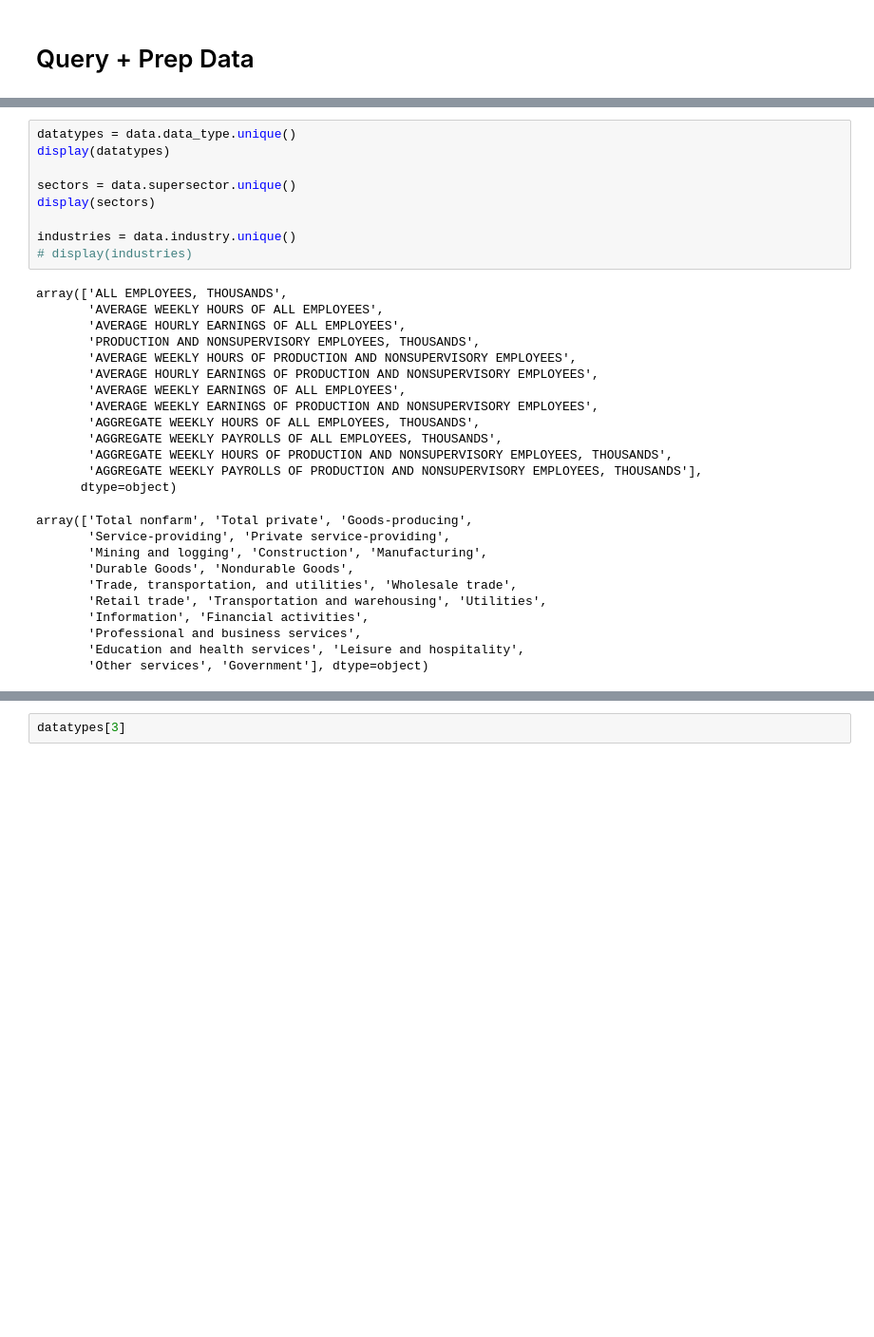
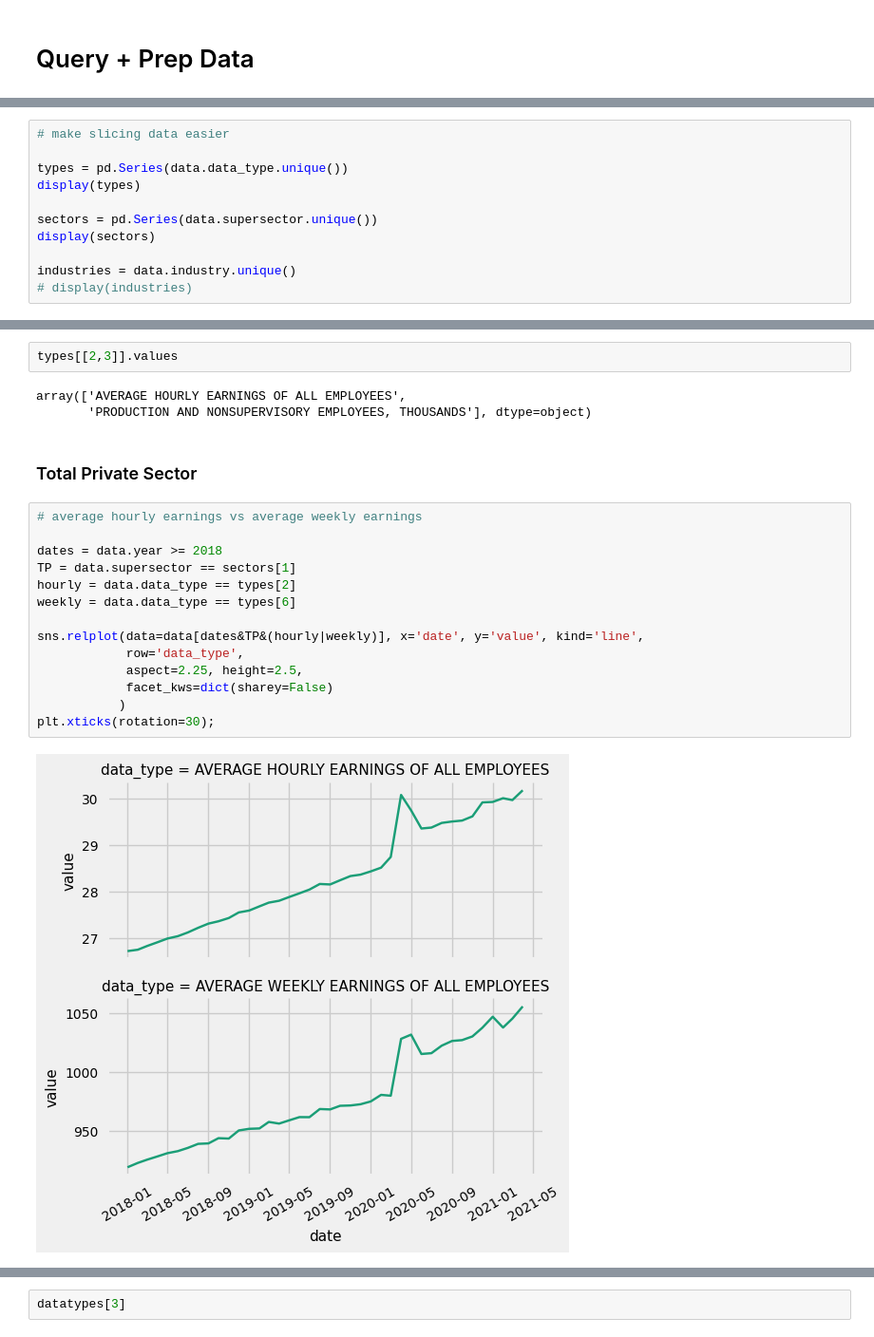
Before and after one commit to heisxiang/impact-recovery, a Jupyter notebook: c19IR.ipynb, the cells around one changed output, grey strips where cells are left out. Shown at 95% size. Drawn from its saved outputs; the diff is of its cells as text; blank space fills up the shorter version.

```diff
--- a/c19IR.ipynb
+++ b/c19IR.ipynb
@@ -297,0 +385,11 @@ display(data)
+# %%
+# make slicing data easier
+
+types = pd.Series(data.data_type.unique())
+display(types)
+
+sectors = pd.Series(data.supersector.unique())
+display(sectors)
+
+industries = data.industry.unique()
+# display(industries)
@@ -329,33 +532,23 @@ Manpower change?
-# %%
-datatypes = data.data_type.unique()
-display(datatypes)
-
-sectors = data.supersector.unique()
-display(sectors)
-
-industries = data.industry.unique()
-# display(industries)
-# %% [output]
-array(['ALL EMPLOYEES, THOUSANDS',
-       'AVERAGE WEEKLY HOURS OF ALL EMPLOYEES',
-       'AVERAGE HOURLY EARNINGS OF ALL EMPLOYEES',
-       'PRODUCTION AND NONSUPERVISORY EMPLOYEES, THOUSANDS',
-       'AVERAGE WEEKLY HOURS OF PRODUCTION AND NONSUPERVISORY EMPLOYEES',
-       'AVERAGE HOURLY EARNINGS OF PRODUCTION AND NONSUPERVISORY EMPLOYEES',
-       'AVERAGE WEEKLY EARNINGS OF ALL EMPLOYEES',
-       'AVERAGE WEEKLY EARNINGS OF PRODUCTION AND NONSUPERVISORY EMPLOYEES',
-       'AGGREGATE WEEKLY HOURS OF ALL EMPLOYEES, THOUSANDS',
-       'AGGREGATE WEEKLY PAYROLLS OF ALL EMPLOYEES, THOUSANDS',
-       'AGGREGATE WEEKLY HOURS OF PRODUCTION AND NONSUPERVISORY EMPLOYEES, THOUSANDS',
-       'AGGREGATE WEEKLY PAYROLLS OF PRODUCTION AND NONSUPERVISORY EMPLOYEES, THOUSANDS'],
-      dtype=object)
-array(['Total nonfarm', 'Total private', 'Goods-producing',
-       'Service-providing', 'Private service-providing',
-       'Mining and logging', 'Construction', 'Manufacturing',
-       'Durable Goods', 'Nondurable Goods',
-       'Trade, transportation, and utilities', 'Wholesale trade',
-       'Retail trade', 'Transportation and warehousing', 'Utilities',
-       'Information', 'Financial activities',
-       'Professional and business services',
-       'Education and health services', 'Leisure and hospitality',
-       'Other services', 'Government'], dtype=object)
+# %%
+types[[2,3]].values
+# %% [output]
+array(['AVERAGE HOURLY EARNINGS OF ALL EMPLOYEES',
+       'PRODUCTION AND NONSUPERVISORY EMPLOYEES, THOUSANDS'], dtype=object)
+# %% [markdown]
+### Total Private Sector
+# %%
+# average hourly earnings vs average weekly earnings
+
+dates = data.year >= 2018
+TP = data.supersector == sectors[1]
+hourly = data.data_type == types[2]
+weekly = data.data_type == types[6]
+
+sns.relplot(data=data[dates&TP&(hourly|weekly)], x='date', y='value', kind='line',
+            row='data_type',
+            aspect=2.25, height=2.5,
+            facet_kws=dict(sharey=False)
+           )
+plt.xticks(rotation=30);
+# %% [output]
+[figure, added]
```
Also changed, not shown: parts of 36 cells of this notebook.
